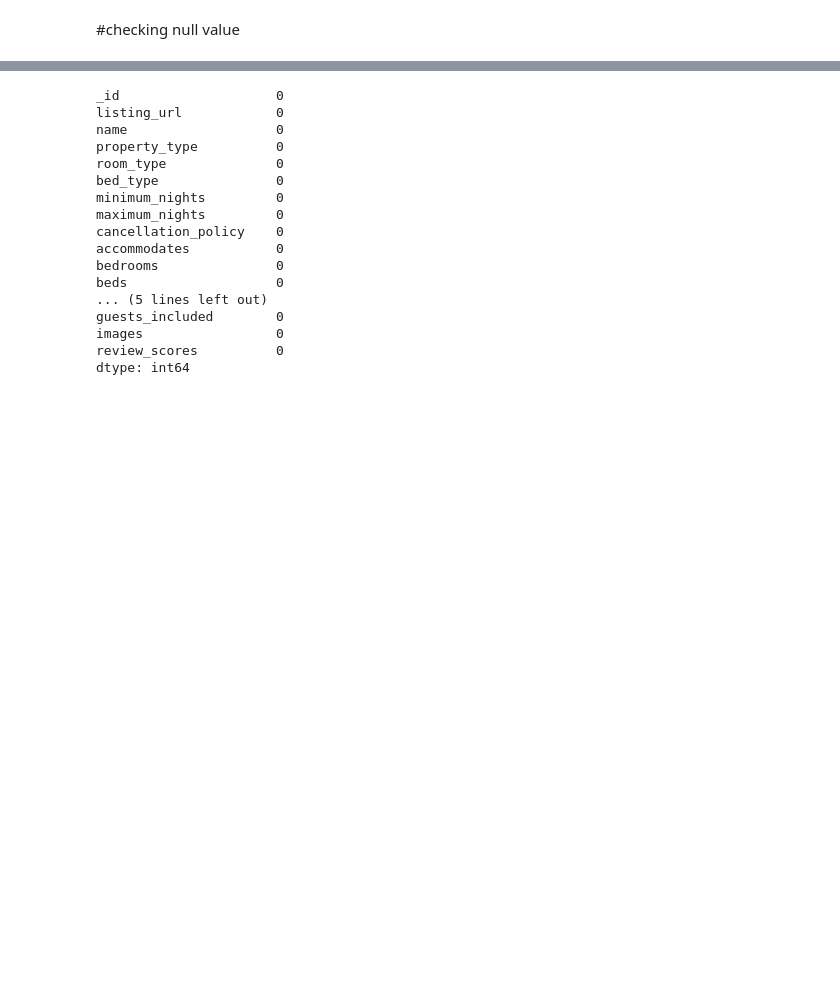
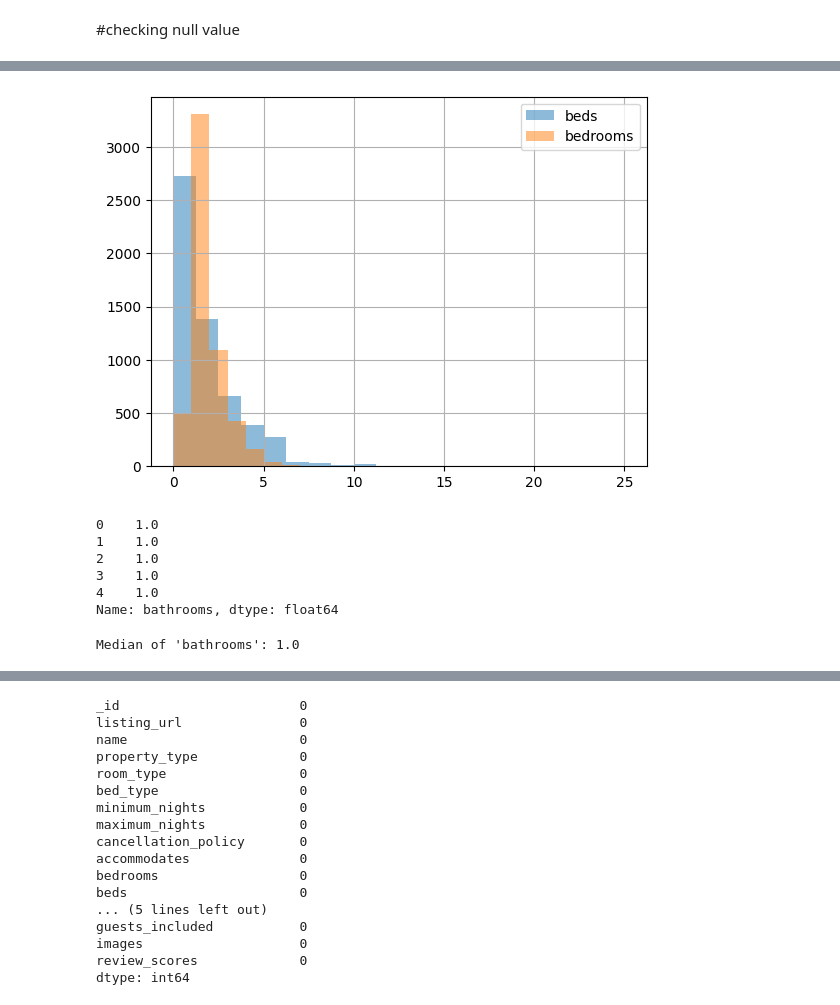
Before and after one commit to ShagoulHameed/Airbnb-Analysis, a Jupyter notebook: Air.ipynb, the cells around one changed output, grey strips where cells are left out. Drawn from its saved outputs; the diff is of its cells as text; code cells hidden in the pictures; blank space fills up the shorter version.

```diff
--- a/Air.ipynb
+++ b/Air.ipynb
@@ -119,3 +141,10 @@ dtype: int64
 #bedrooms
 #bathrooms
 #cleaning_fee
+# %%
+df_1['beds'].hist(bins=20, alpha=0.5, label='beds')
+df_1['bedrooms'].hist(bins=20, alpha=0.5, label='bedrooms')
+plt.legend()
+plt.show()
+# %% [output]
+[figure, added]
@@ -121,0 +165,18 @@ dtype: int64
+# %%
+df_1['bathrooms'] = df_1['bathrooms'].apply(convert_decimal128_to_float)
+
+# Print to verify conversion
+print(df_1['bathrooms'].head())
+# %% [output]
+0    1.0
+1    1.0
+2    1.0
+3    1.0
+4    1.0
+Name: bathrooms, dtype: float64
+# %%
+median_bathrooms = np.nanmedian(df_1['bathrooms'])
+
+print("Median of 'bathrooms':", median_bathrooms)
+# %% [output]
+Median of 'bathrooms': 1.0
```
Also changed, not shown: parts of 56 cells of this notebook, 2 other files.
